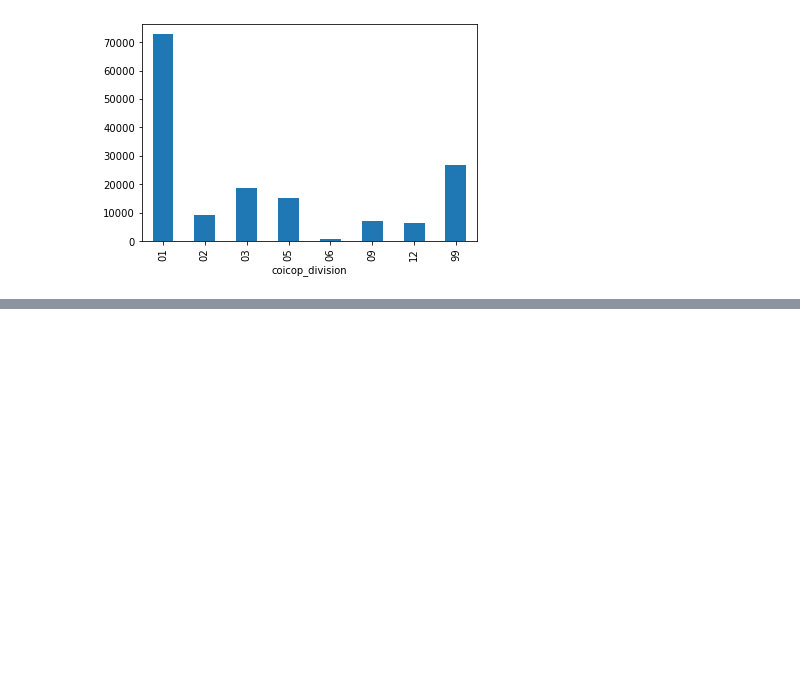
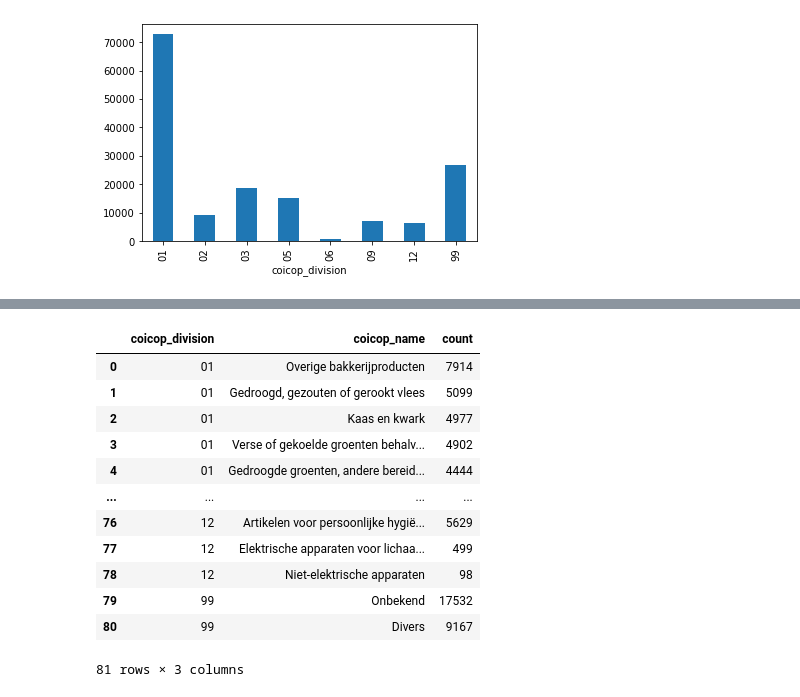
Before and after one commit to ssi-wp3/ssi-wp3, a Jupyter notebook: Notebooks/01-Data-Exploration.ipynb, the cells around one changed output, grey strips where cells are left out. Cells and saved outputs as stored; diff of their text form; code cells hidden in the pictures; blank space fills up the shorter version.

```diff
--- a/Notebooks/01-Data-Exploration.ipynb
+++ b/Notebooks/01-Data-Exploration.ipynb
@@ -204,0 +217,17 @@ lidl_df.coicop_division.value_counts().sort_index().plot(kind="bar")
+# %%
+coicop_division_descriptions = lidl_df.groupby(by="coicop_division")["coicop_name"].value_counts().reset_index()
+coicop_division_descriptions
+# %% [output]
+|  | coicop_division | coicop_name | count |
+| 0 | 01 | Overige bakkerijproducten | 7914 |
+| 1 | 01 | Gedroogd, gezouten of gerookt vlees | 5099 |
+| 2 | 01 | Kaas en kwark | 4977 |
+| 3 | 01 | Verse of gekoelde groenten behalv... | 4902 |
+| 4 | 01 | Gedroogde groenten, andere bereid... | 4444 |
+| ... | ... | ... | ... |
+| 76 | 12 | Artikelen voor persoonlijke hygië... | 5629 |
+| 77 | 12 | Elektrische apparaten voor lichaa... | 499 |
+| 78 | 12 | Niet-elektrische apparaten | 98 |
+| 79 | 99 | Onbekend | 17532 |
+| 80 | 99 | Divers | 9167 |
+81 rows × 3 columns
```
Also changed, not shown: parts of 16 cells of this notebook.
